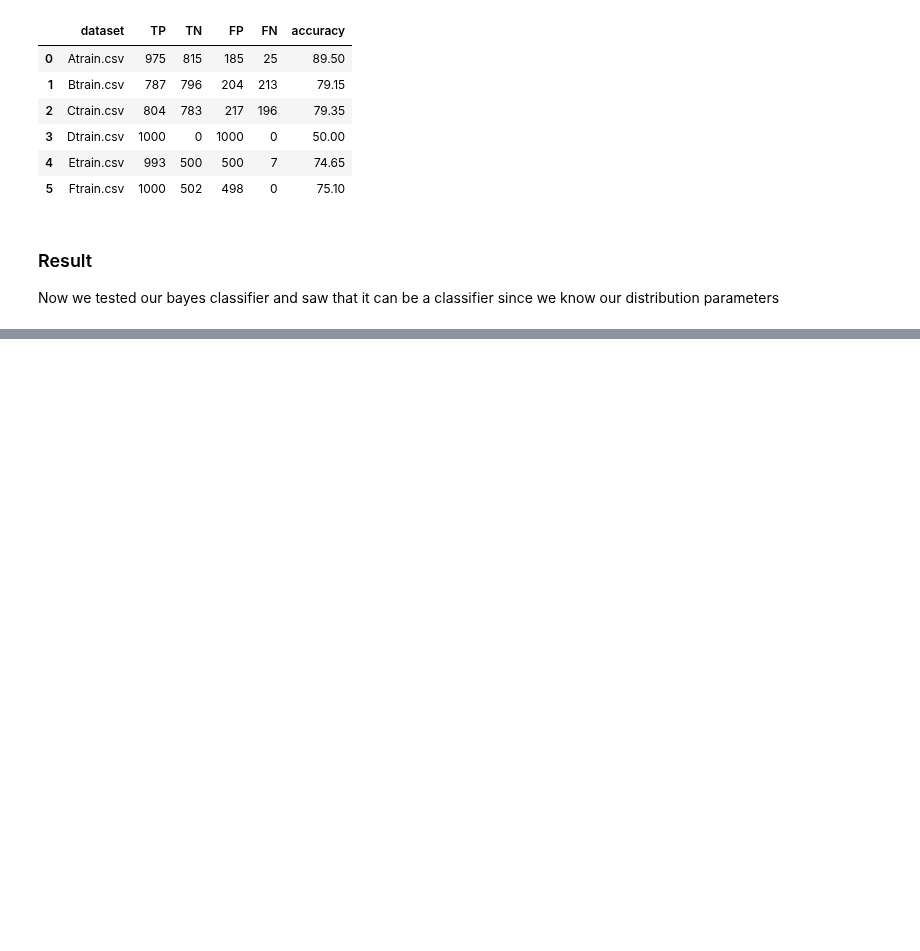
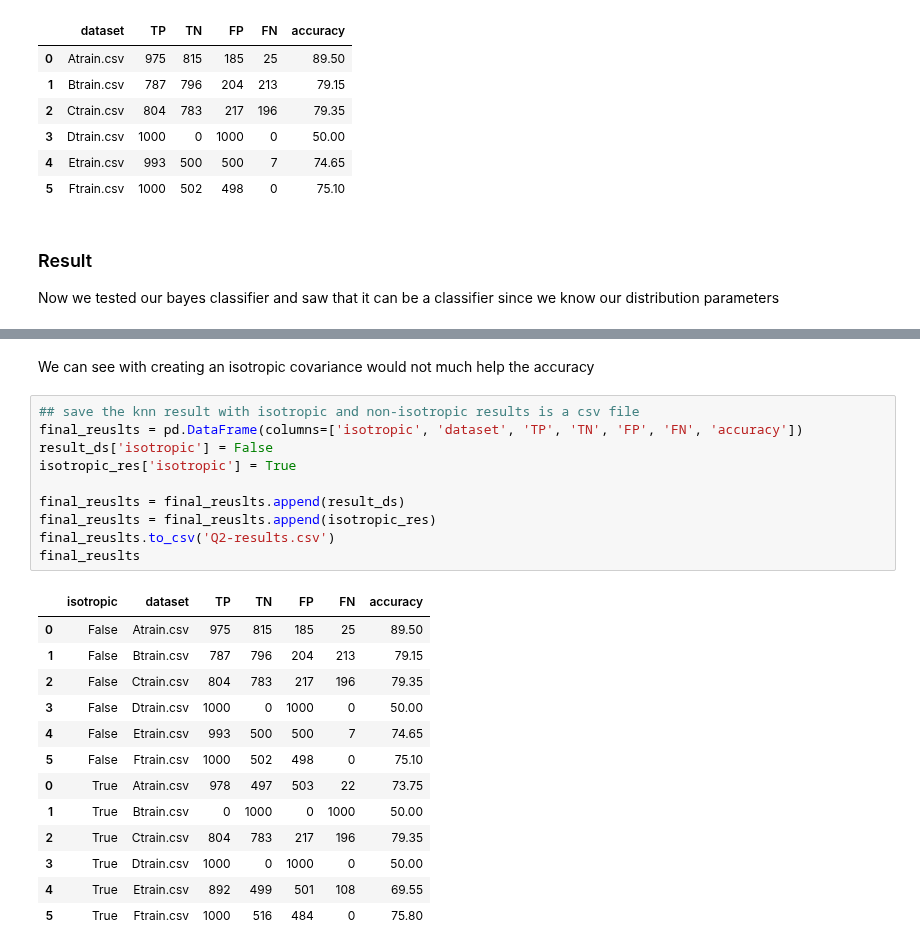
Before and after one commit to amindadgar/Pattern-Recognition, a Jupyter notebook: HW3/Q2/Q2_main.ipynb, the cells around one changed output, grey strips where cells are left out. Saved outputs shown, nothing was run; the diff lists cells and outputs as text; blank space fills up the shorter version.

```diff
--- a/HW3/Q2/Q2_main.ipynb
+++ b/HW3/Q2/Q2_main.ipynb
@@ -300,0 +358,26 @@ Now we tested our bayes classifier and saw that it can be a classifier since we
+# %% [markdown]
+We can see with creating an isotropic covariance would not much help the accuracy
+# %%
+## save the knn result with isotropic and non-isotropic results is a csv file
+final_reuslts = pd.DataFrame(columns=['isotropic', 'dataset', 'TP', 'TN', 'FP', 'FN', 'accuracy'])
+result_ds['isotropic'] = False
+isotropic_res['isotropic'] = True
+
+final_reuslts = final_reuslts.append(result_ds)
+final_reuslts = final_reuslts.append(isotropic_res)
+final_reuslts.to_csv('Q2-results.csv')
+final_reuslts
+# %% [output]
+|  | isotropic | dataset | TP | TN | FP | FN | accuracy |
+| 0 | False | Atrain.csv | 975 | 815 | 185 | 25 | 89.50 |
+| 1 | False | Btrain.csv | 787 | 796 | 204 | 213 | 79.15 |
+| 2 | False | Ctrain.csv | 804 | 783 | 217 | 196 | 79.35 |
+| 3 | False | Dtrain.csv | 1000 | 0 | 1000 | 0 | 50.00 |
+| 4 | False | Etrain.csv | 993 | 500 | 500 | 7 | 74.65 |
+| 5 | False | Ftrain.csv | 1000 | 502 | 498 | 0 | 75.10 |
+| 0 | True | Atrain.csv | 978 | 497 | 503 | 22 | 73.75 |
+| 1 | True | Btrain.csv | 0 | 1000 | 0 | 1000 | 50.00 |
+| 2 | True | Ctrain.csv | 804 | 783 | 217 | 196 | 79.35 |
+| 3 | True | Dtrain.csv | 1000 | 0 | 1000 | 0 | 50.00 |
+| 4 | True | Etrain.csv | 892 | 499 | 501 | 108 | 69.55 |
+| 5 | True | Ftrain.csv | 1000 | 516 | 484 | 0 | 75.80 |
```
Also changed, not shown: parts of 9 cells of this notebook, 1 other file.
